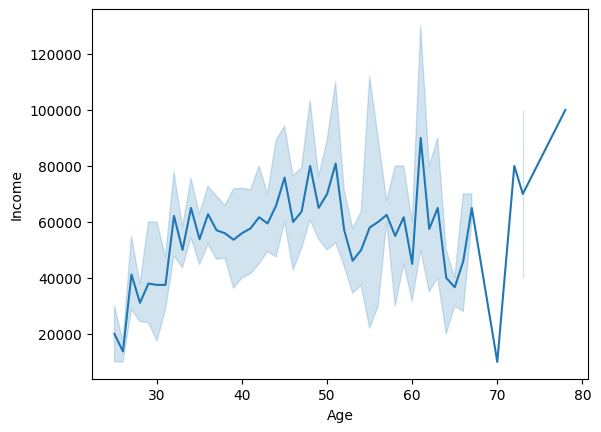
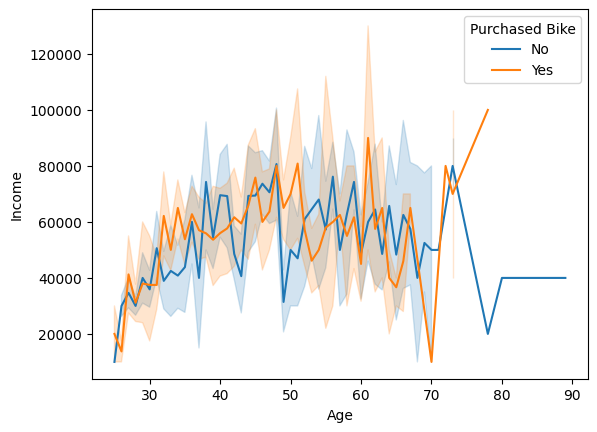
Unified diff of the notebook cell whose output changed from the first chart to the second:
--- before
+++ after
@@ -1,2 +1,2 @@
-sns.lineplot(x='Age',y='Income',data=yes_df)
+sns.lineplot(x='Age',y='Income',data=clean_df, hue='Purchased Bike')
 plt.show()

Commit: Added text to every code cell in visualization section. Started on end evaluation.